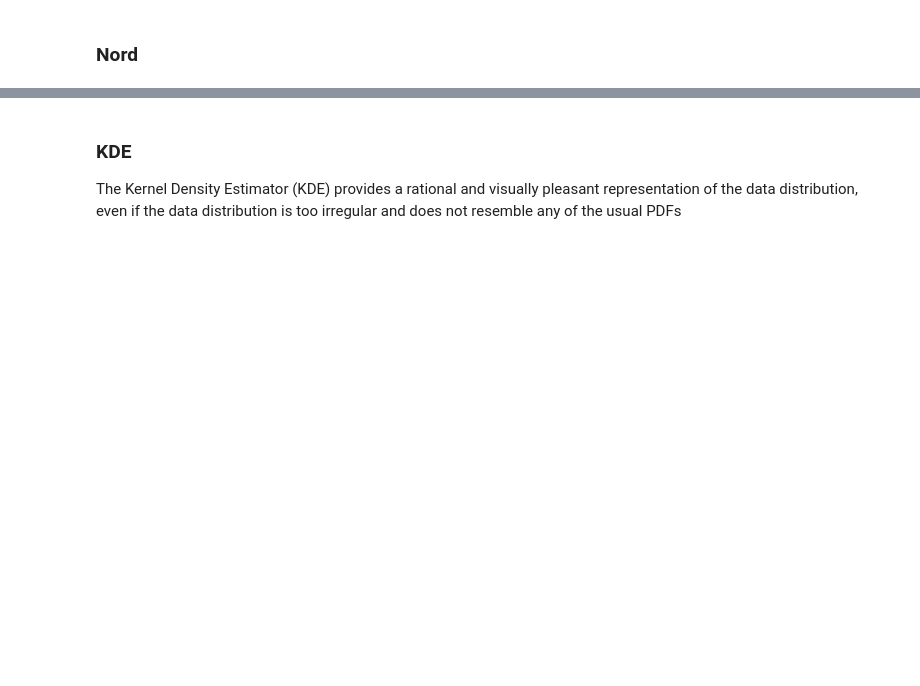
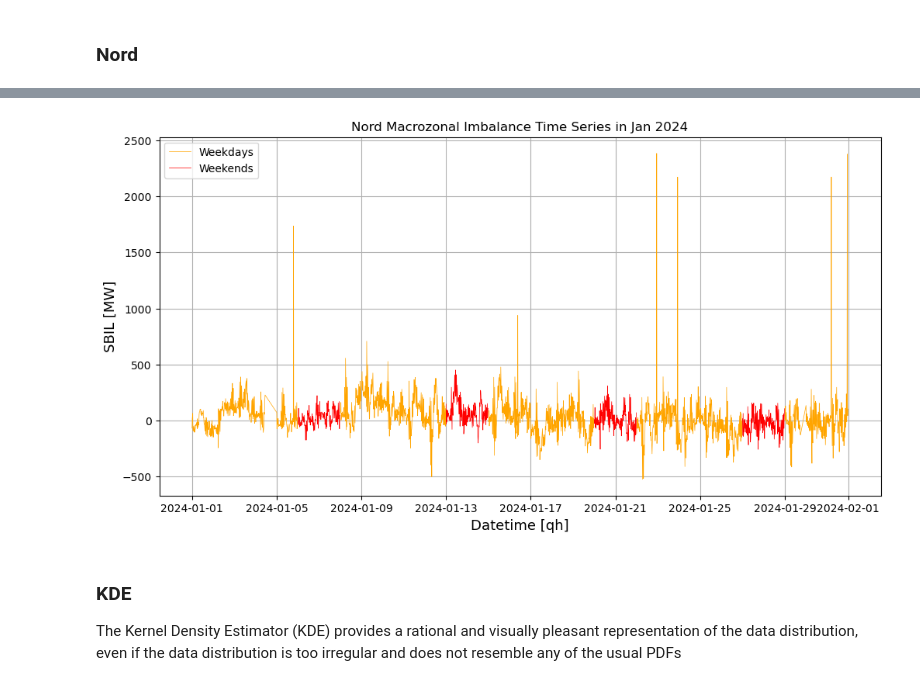
Before and after one commit to samueledelia/Italian-imbalance-forecasting, a Jupyter notebook: notebook/data_exploration/imbalance.ipynb, the cells around one changed output, grey strips where cells are left out. Cells and saved outputs as stored; diff of their text form; code cells hidden in the pictures; blank space fills up the shorter version.

```diff
--- a/notebook/data_exploration/imbalance.ipynb
+++ b/notebook/data_exploration/imbalance.ipynb
@@ -94,3 +94,30 @@ plt.show()
+# %%
+# Create the plot
+fig, ax = plt.subplots(figsize=(12, 6))
+
+# Filter data for the specific month
+data = qh_nord["SBIL_MWH"].loc['2024-01']
+
+# Create two versions of the data for plotting with NaNs to break the lines for weekdays/weekends
+weekends = np.where(data.index.weekday.isin([5, 6]), data, np.nan)  # Set weekdays to NaN
+weekdays = np.where(~data.index.weekday.isin([5, 6]), data, np.nan)  # Set weekends to NaN
+
+# Plot weekdays (continuous line, but only valid data points)
+ax.plot(data.index, weekdays, linewidth=0.5, color='orange', label='Weekdays')
+
+# Plot weekends (continuous line, but only valid data points)
+ax.plot(data.index, weekends, linewidth=0.5, color='red', label='Weekends')
+
+# Set labels and title
+ax.set_xlabel("Datetime [qh]", fontsize=13)
+ax.set_ylabel("SBIL [MW]", fontsize=13)
+plt.title("Nord Macrozonal Imbalance Time Series in Jan 2024")
+plt.grid()
+ax.legend()  # Add a legend to differentiate the lines
+
+plt.show()
+# %% [output]
+[figure, added]
 # %% [markdown]
 <h3>KDE</h3>
 
```
Also changed, not shown: parts of 9 cells of this notebook, 3 other files.
